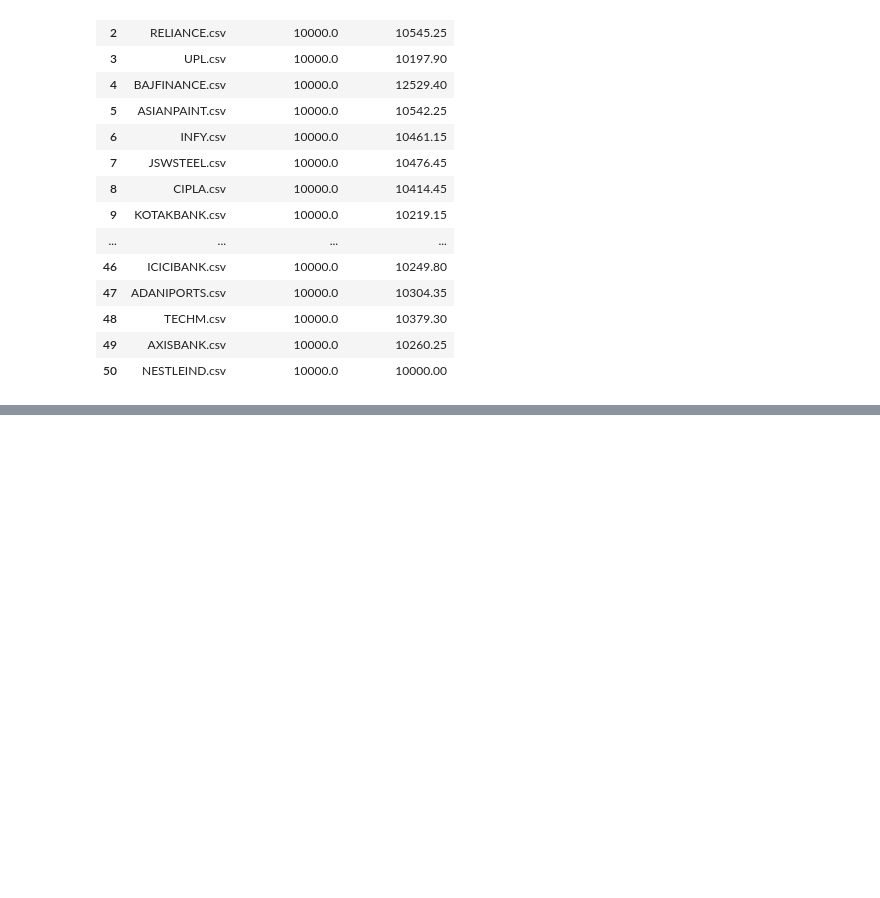
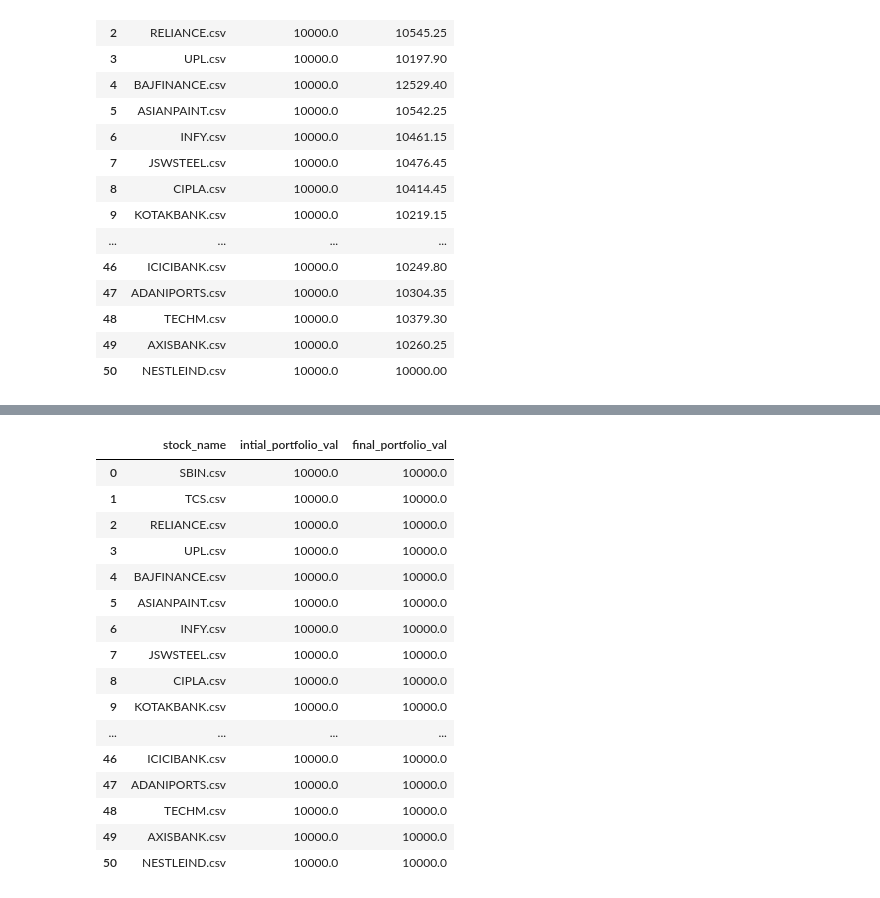
Before and after one commit to omkar-salunke/Trading_algos, a Jupyter notebook: Strategy_backtest.ipynb, the cells around one changed output, grey strips where cells are left out. Cells and saved outputs as stored; diff of their text form; code cells hidden in the pictures; blank space fills up the shorter version.

```diff
--- a/Strategy_backtest.ipynb
+++ b/Strategy_backtest.ipynb
@@ -233,16 +337,14 @@ class Hammer_candle_stick(bt.Strategy):
                 # Keep track of the created order to avoid a 2nd order
                 self.order = self.sell()
 # %%
-import glob
-import pandas as pd
-import backtrader as bt
+
 row=0
 Summary_df=pd.DataFrame()
 glued_data = pd.DataFrame()
 for file_name in glob.glob('/content/Trading_algos/'+'*.csv'):
   if 'cerebro' in globals():
     del cerebro
-  cerebro = bt.Cerebro()
+
 
   try:
     cerebro = bt.Cerebro()
@@ -252,11 +354,11 @@ for file_name in glob.glob('/content/Trading_algos/'+'*.csv'):
     # For the period after specific date
     recent = df[df.index > '2020-05-29']
     # print('Starting Portfolio Value: %.2f' % cerebro.broker.getvalue())
-    # intial_val=cerebro.broker.getvalue()
+    intial_val=cerebro.broker.getvalue()
 
     data = bt.feeds.PandasData(dataname=recent)
     cerebro.adddata(data)
-    cerebro.addstrategy(Hammer_candle_stick)
+    cerebro.addstrategy(Hammer_candle)
     cerebro.run()
     final_val=cerebro.broker.getvalue()
     # print('Final Portfolio Value: %.2f' % cerebro.broker.getvalue())
@@ -266,5 +368,6 @@ for file_name in glob.glob('/content/Trading_algos/'+'*.csv'):
     row+=1
   except Exception:
     pass
+Summary_df
 # %% [output]
 Streaming output truncated to the last 5000 lines.
@@ -306,0 +490,31 @@ Summary_df
+# %%
+row=0
+Summary_df=pd.DataFrame()
+glued_data = pd.DataFrame()
+for file_name in glob.glob('/content/Trading_algos/'+'*.csv'):
+  if 'cerebro' in globals():
+    del cerebro
+  cerebro = bt.Cerebro()
+
+  try:
+    cerebro = bt.Cerebro()
+    df= pd.read_csv(file_name, index_col='Date')
+    df.index = pd.to_datetime(df.index)
+    df.drop(['Symbol','Series','Prev Close','Trades','Deliverable Volume','%Deliverble','Last','VWAP','Volume','Turnover'],inplace=True,axis=1)
+    # For the period after specific date
+    recent = df[df.index > '2020-05-29']
+    # print('Starting Portfolio Value: %.2f' % cerebro.broker.getvalue())
+    intial_val=cerebro.broker.getvalue()
+
+    data = bt.feeds.PandasData(dataname=recent)
+    cerebro.adddata(data)
+    cerebro.addstrategy(Inverted_Hammer_candle_stick)
+    cerebro.run()
+    final_val=cerebro.broker.getvalue()
+    # print('Final Portfolio Value: %.2f' % cerebro.broker.getvalue())
+    Summary_df.loc[row, 'stock_name'] = file_name.split("/")[-1]
+    Summary_df.loc[row, 'intial_portfolio_val'] = intial_val
+    Summary_df.loc[row, 'final_portfolio_val'] = final_val
+    row+=1
+  except Exception:
+    pass
@@ -306,0 +539,20 @@ Summary_df
+# %%
+Summary_df
+# %% [output]
+|  | stock_name | intial_portfolio_val | final_portfolio_val |
+| 0 | SBIN.csv | 10000.0 | 10000.0 |
+| 1 | TCS.csv | 10000.0 | 10000.0 |
+| 2 | RELIANCE.csv | 10000.0 | 10000.0 |
+| 3 | UPL.csv | 10000.0 | 10000.0 |
+| 4 | BAJFINANCE.csv | 10000.0 | 10000.0 |
+| 5 | ASIANPAINT.csv | 10000.0 | 10000.0 |
+| 6 | INFY.csv | 10000.0 | 10000.0 |
+| 7 | JSWSTEEL.csv | 10000.0 | 10000.0 |
+| 8 | CIPLA.csv | 10000.0 | 10000.0 |
+| 9 | KOTAKBANK.csv | 10000.0 | 10000.0 |
+| ... | ... | ... | ... |
+| 46 | ICICIBANK.csv | 10000.0 | 10000.0 |
+| 47 | ADANIPORTS.csv | 10000.0 | 10000.0 |
+| 48 | TECHM.csv | 10000.0 | 10000.0 |
+| 49 | AXISBANK.csv | 10000.0 | 10000.0 |
+| 50 | NESTLEIND.csv | 10000.0 | 10000.0 |
```
Also changed, not shown: parts of 20 cells of this notebook.
